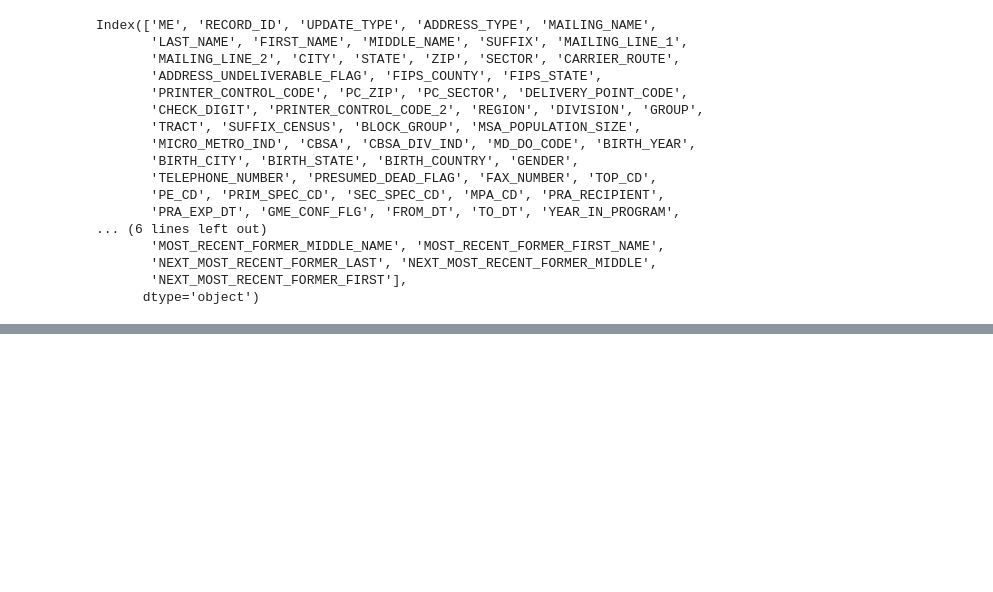
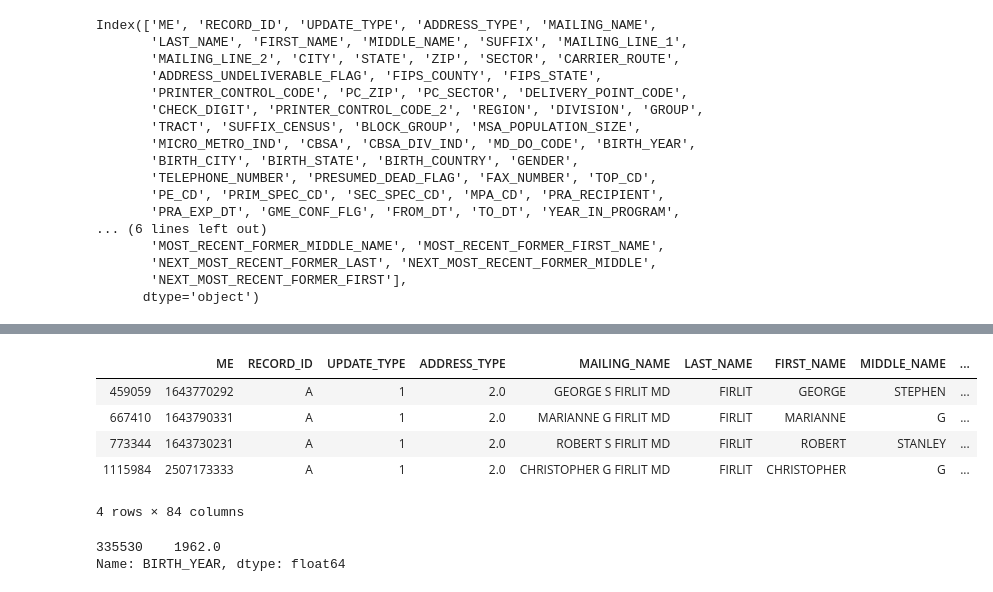
Before and after one commit to AMADataLabs/Core, a Jupyter notebook: Sandbox/Medscape/ME_match.ipynb, the cells around one changed output, grey strips where cells are left out. Saved outputs shown, nothing was run; the diff lists cells and outputs as text; code cells hidden in the pictures; blank space fills up the shorter version.

```diff
--- a/Sandbox/Medscape/ME_match.ipynb
+++ b/Sandbox/Medscape/ME_match.ipynb
@@ -101,0 +118,14 @@ PPD_SPEC[PPD_SPEC.ME==511530385]
+# %%
+PPD_SPEC[(PPD_SPEC.LAST_NAME=='FIRLIT')]
+# %% [output]
+|  | ME | RECORD_ID | UPDATE_TYPE | ADDRESS_TYPE | MAILING_NAME | LAST_NAME | FIRST_NAME | MIDDLE_NAME | ... |
+| 459059 | 1643770292 | A | 1 | 2.0 | GEORGE S FIRLIT MD | FIRLIT | GEORGE | STEPHEN | ... |
+| 667410 | 1643790331 | A | 1 | 2.0 | MARIANNE G FIRLIT MD | FIRLIT | MARIANNE | G | ... |
+| 773344 | 1643730231 | A | 1 | 2.0 | ROBERT S FIRLIT MD | FIRLIT | ROBERT | STANLEY | ... |
+| 1115984 | 2507173333 | A | 1 | 2.0 | CHRISTOPHER G FIRLIT MD | FIRLIT | CHRISTOPHER | G | ... |
+4 rows × 84 columns
+# %%
+PPD_SPEC[(PPD_SPEC.LAST_NAME=='SAFELY')]['BIRTH_YEAR']
+# %% [output]
+335530    1962.0
+Name: BIRTH_YEAR, dtype: float64
```
Also changed, not shown: parts of 17 cells of this notebook, 4 other files.
